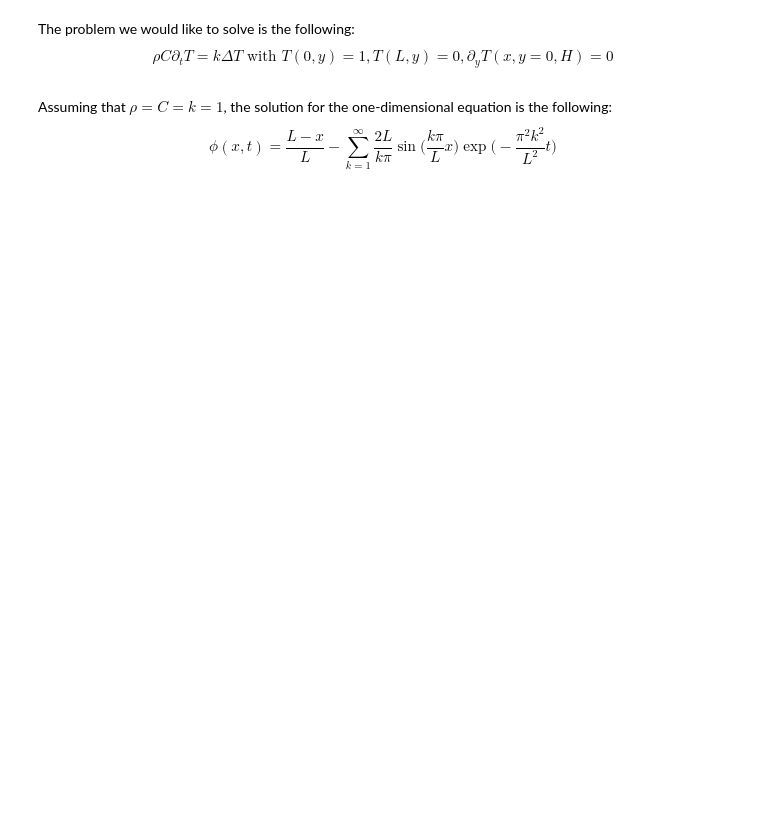
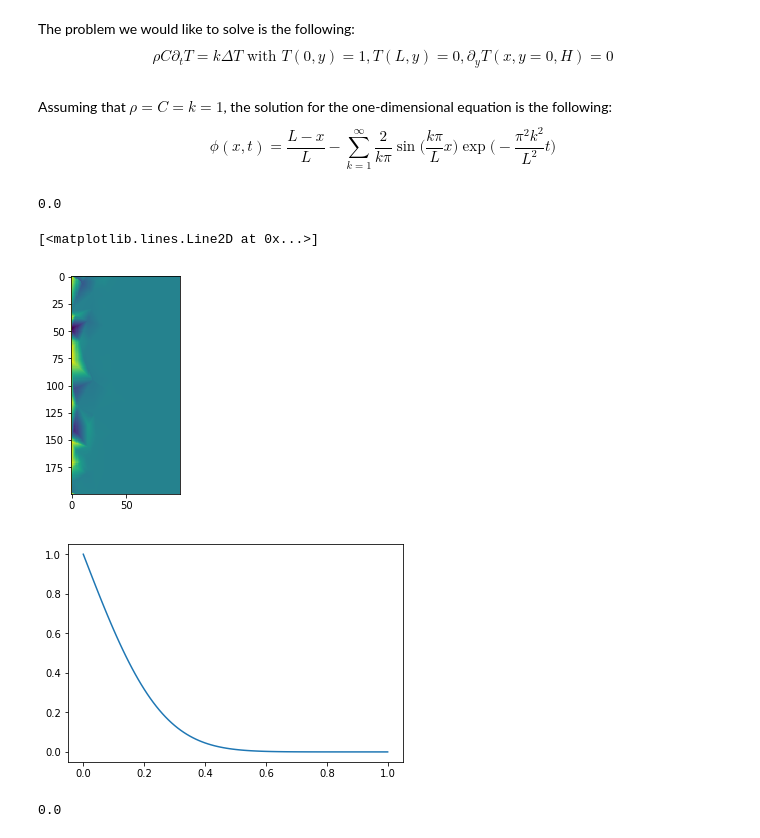
Before and after one commit to Mouhcine-56/FiniteElementADE, a Jupyter notebook: finite_element_ade.ipynb, the cells around one changed output. Drawn from its saved outputs; the diff is of its cells as text; code cells hidden in the pictures; blank space fills up the shorter version.

```diff
--- a/finite_element_ade.ipynb
+++ b/finite_element_ade.ipynb
@@ -422,5 +422,5 @@ $$
 # %% [markdown]
 Assuming that $\rho = C = k = 1$, the solution for the one-dimensional equation is the following:
 $$
-\phi(x,t) = \frac{L-x}{L}-\sum_{k=1}^{\infty}{\frac{2 L}{k \pi}\sin\bigl(\frac{k \pi}{L} x\bigr)\exp\bigl(-\frac{\pi^2 k^2}{L^2} t\bigr)}
+\phi(x,t) = \frac{L-x}{L}-\sum_{k=1}^{\infty}{\frac{2}{k \pi}\sin\bigl(\frac{k \pi}{L} x\bigr)\exp\bigl(-\frac{\pi^2 k^2}{L^2} t\bigr)}
 $$
@@ -462,0 +464,65 @@ for triangle in tri.simplices:
+# %%
+def analytical(time):
+    numTerms = 400
+    numX = 101
+
+    x=numpy.linspace(0,L,numX)
+    sol = (L - x)/L
+    alpha = 1.0
+    for term in range(1,numTerms+1):
+        sol = sol - 2.0/(term*numpy.pi)*numpy.sin(term * numpy.pi*x/L)*numpy.exp(-alpha*(numpy.pi**2)*(term**2)/(L**2)*time)
+    return x,sol
+# %%
+from IPython import display
+from matplotlib.tri import Triangulation, LinearTriInterpolator
+
+deltat = 0.001
+numIterations = 20
+mass = numpy.zeros((NPOINTS,NPOINTS))
+stiffness = numpy.zeros((NPOINTS,NPOINTS))
+phi  = numpy.zeros((NPOINTS,))
+phi_old = numpy.zeros((NPOINTS,))
+
+xi = np.linspace(0, L, 100)
+yi = np.linspace(0, H, 200)
+Xi, Yi = np.meshgrid(xi, yi)
+
+updateMatrix(mass,stiffness,phi)
+mat = mass/deltat + stiffness
+triang = Triangulation(points[:,0], points[:,1])
+
+for iteration in range(1,numIterations+1):
+    phi_old = phi
+
+    rhs = numpy.dot(mass/deltat, phi_old)
+    phi = numpy.linalg.solve(mat,rhs)
+    #print("Equal?", phi_old == phi)
+
+    #interpolator = LinearTriInterpolator(triang, phi)
+    #zi = interpolator(Xi, Yi)
+
+    #display.clear_output(wait=True)
+    #pylab.tricontourf(points[:,0],points[:,1],phi,levels=[0.2,0.4,0.6,0.8,1.0])
+
+    #print("Iteration = ",iteration)
+    #print("Phi_size = ", mat.shape, rhs.shape,phi.shape)
+#pylab.plot(zi[:,50])
+#pylab.plot(zi[:,75])
+#pylab.plot(zi[150,:])
+interpolator = LinearTriInterpolator(triang, phi)
+zi = interpolator(Xi, Yi)
+pylab.figure(1)
+pylab.imshow(zi)
+
+pylab.figure(2)
+xanal, yanal = analytical(numIterations*deltat)
+pylab.plot(xanal,yanal)
+# %% [output]
+0.0
+[<matplotlib.lines.Line2D at 0x...>]
+[figure, added]
+[figure, added]
+# %%
+stiffness[19,19]
+# %% [output]
+0.0
```
Also changed, not shown: parts of 5 cells of this notebook.
